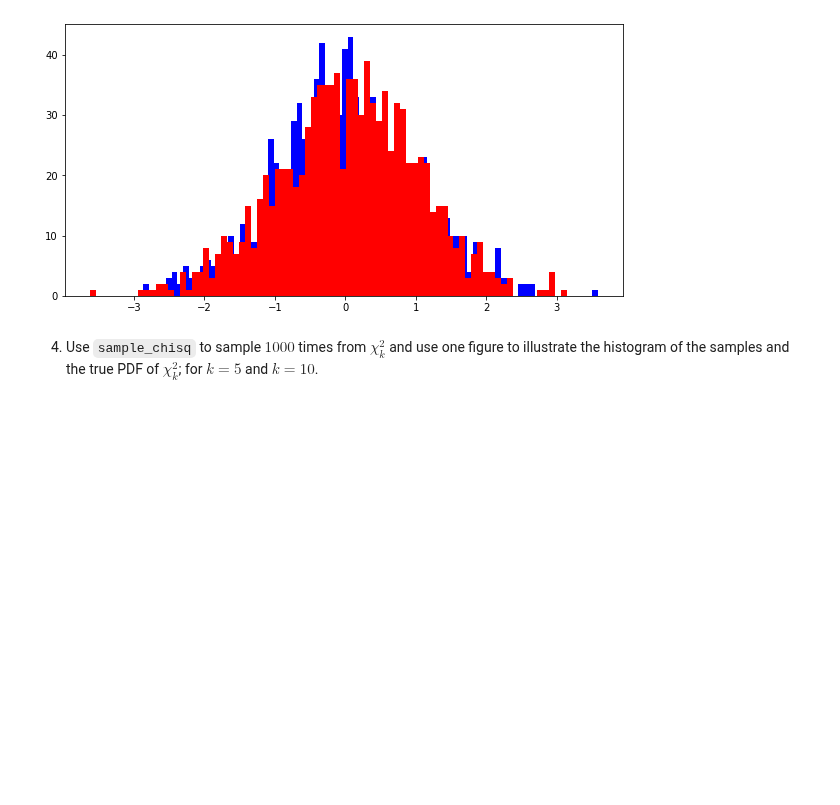
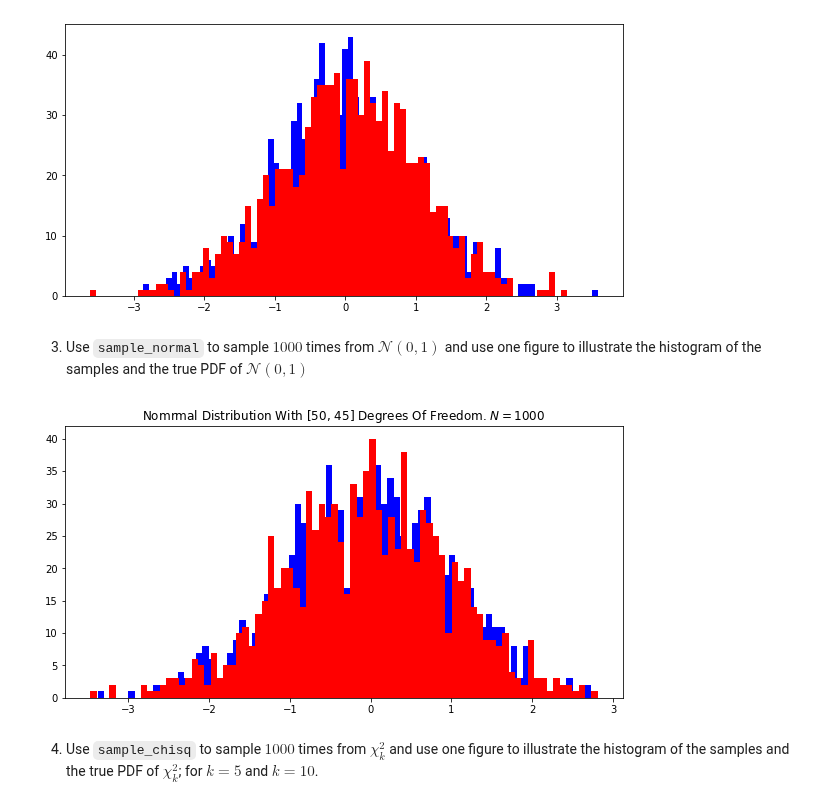
Before and after one commit to EyalMichaeli/IDC_masters, a Jupyter notebook: semester_2/stat/Tzach/302673355_EX1_AS4DS.ipynb, the cells around one changed output. Cells and saved outputs as stored; diff of their text form; code cells hidden in the pictures; blank space fills up the shorter version.

```diff
--- a/semester_2/stat/Tzach/302673355_EX1_AS4DS.ipynb
+++ b/semester_2/stat/Tzach/302673355_EX1_AS4DS.ipynb
@@ -538,6 +538,17 @@ plt.hist(sample_from_normal, bins=num_bins, color="red")
 plt.show()
 # %% [output]
 [figure]
+# %% [markdown]
+3. Use ``sample_normal`` to sample $1000$ times from $\mathcal N(0,1)$ and use one figure to illustrate the histogram of the samples and the true PDF of $\mathcal N(0,1)$
+# %%
+sample_from_normal = np.array([sample_normal() for _ in range(n)])
+true_pdf_normal = st.norm.rvs(size=n)
+plt.hist(sample_from_normal, bins=num_bins, color="blue")
+plt.hist(true_pdf_normal, bins=num_bins, color="red")
+plt.title(f"Nomrmal Distribution with {dof} Degrees of Freedom. $N = {n}$".title())
+plt.show()
+# %% [output]
+[figure, added]
 # %% [markdown]
 4. Use ``sample_chisq`` to sample $1000$ times from $\chi^2_k$ and use one figure to illustrate the histogram of the samples and the true PDF of $\chi^2_k$; for $k=5$ and $k=10$.
 # %%
```
Also changed, not shown: parts of 3 cells of this notebook.
